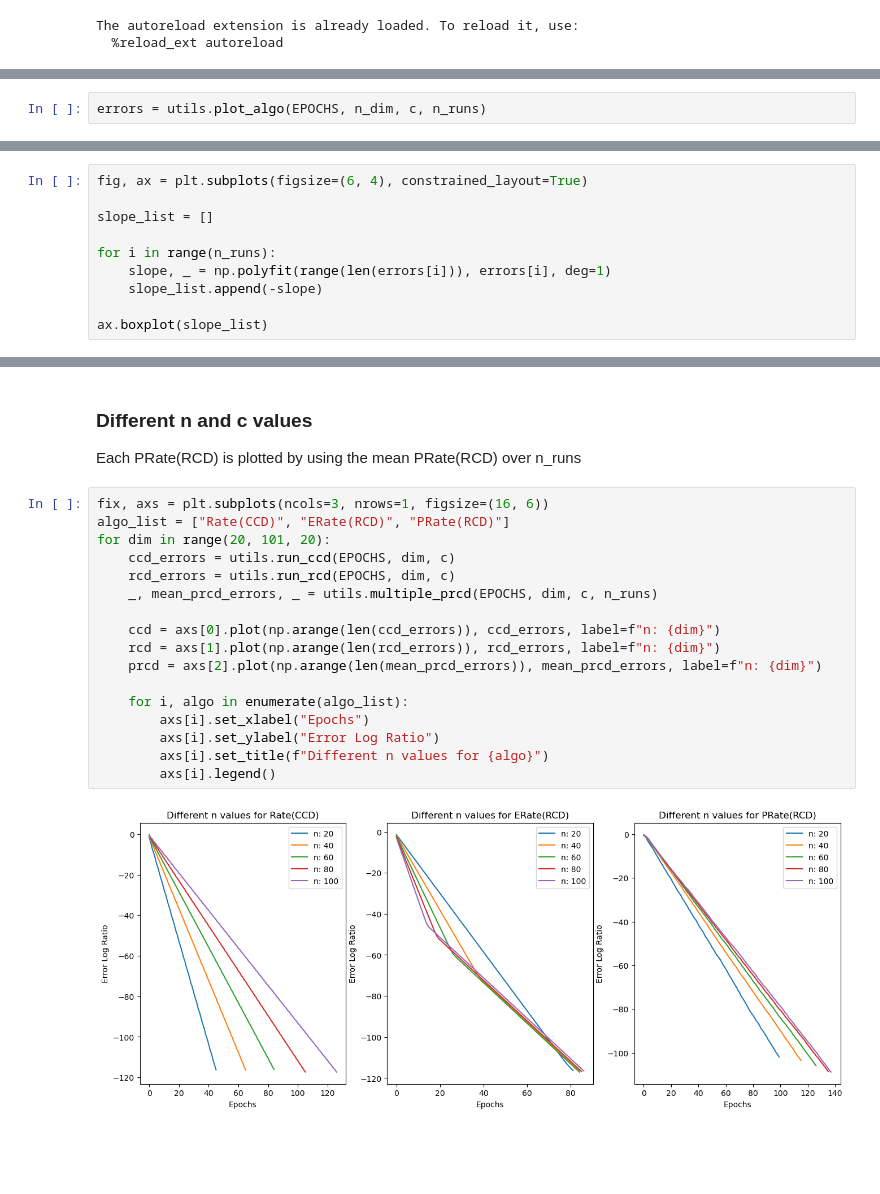
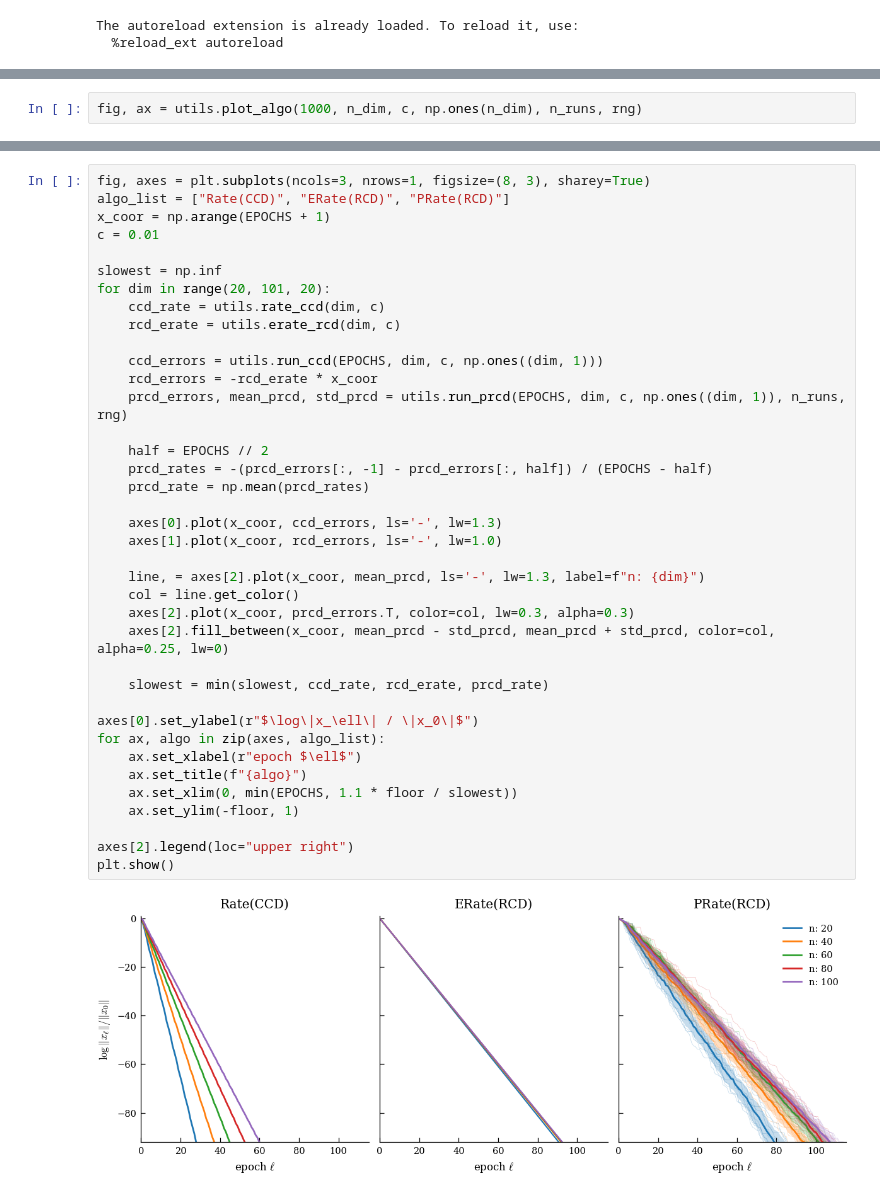
Before and after one commit to pinto2501/coordinate_descent, a Jupyter notebook: cbcd.ipynb, the cells around one changed output, grey strips where cells are left out. Drawn from its saved outputs; the diff is of its cells as text; blank space fills up the shorter version.

```diff
--- a/cbcd.ipynb
+++ b/cbcd.ipynb
@@ -21,3 +24,3 @@ n_runs = 50
 # %%
-errors = utils.plot_algo(EPOCHS, n_dim, c, n_runs)
+fig, ax = utils.plot_algo(1000, n_dim, c, np.ones(n_dim), n_runs, rng)
 # %% [output]
@@ -25,10 +27,0 @@ errors = utils.plot_algo(EPOCHS, n_dim, c, n_runs)
-# %%
-fig, ax = plt.subplots(figsize=(6, 4), constrained_layout=True)
-
-slope_list = []
-
-for i in range(n_runs):
-    slope, _ = np.polyfit(range(len(errors[i])), errors[i], deg=1)
-    slope_list.append(-slope)
-
-ax.boxplot(slope_list)
@@ -45,23 +28,41 @@ ax.boxplot(slope_list)
-# %% [markdown]
-### Different n and c values
-Each PRate(RCD) is plotted by using the mean PRate(RCD) over n_runs
 # %%
-fix, axs = plt.subplots(ncols=3, nrows=1, figsize=(16, 6))
+fig, axes = plt.subplots(ncols=3, nrows=1, figsize=(8, 3), sharey=True)
 algo_list = ["Rate(CCD)", "ERate(RCD)", "PRate(RCD)"]
+x_coor = np.arange(EPOCHS + 1)
+c = 0.01
+
+slowest = np.inf
 for dim in range(20, 101, 20):
-    ccd_errors = utils.run_ccd(EPOCHS, dim, c)
-    rcd_errors = utils.run_rcd(EPOCHS, dim, c)
-    _, mean_prcd_errors, _ = utils.multiple_prcd(EPOCHS, dim, c, n_runs)
+    ccd_rate = utils.rate_ccd(dim, c)
+    rcd_erate = utils.erate_rcd(dim, c)
 
-    ccd = axs[0].plot(np.arange(len(ccd_errors)), ccd_errors, label=f"n: {dim}")
-    rcd = axs[1].plot(np.arange(len(rcd_errors)), rcd_errors, label=f"n: {dim}")
-    prcd = axs[2].plot(np.arange(len(mean_prcd_errors)), mean_prcd_errors, label=f"n: {dim}")
+    ccd_errors = utils.run_ccd(EPOCHS, dim, c, np.ones((dim, 1)))
+    rcd_errors = -rcd_erate * x_coor
+    prcd_errors, mean_prcd, std_prcd = utils.run_prcd(EPOCHS, dim, c, np.ones((dim, 1)), n_runs, rng)
 
-    for i, algo in enumerate(algo_list):
-        axs[i].set_xlabel("Epochs")
-        axs[i].set_ylabel("Error Log Ratio")
-        axs[i].set_title(f"Different n values for {algo}")
-        axs[i].legend()
+    half = EPOCHS // 2
+    prcd_rates = -(prcd_errors[:, -1] - prcd_errors[:, half]) / (EPOCHS - half)
+    prcd_rate = np.mean(prcd_rates)
+
+    axes[0].plot(x_coor, ccd_errors, ls='-', lw=1.3)
+    axes[1].plot(x_coor, rcd_errors, ls='-', lw=1.0)
+
+    line, = axes[2].plot(x_coor, mean_prcd, ls='-', lw=1.3, label=f"n: {dim}")
+    col = line.get_color()
+    axes[2].plot(x_coor, prcd_errors.T, color=col, lw=0.3, alpha=0.3)
+    axes[2].fill_between(x_coor, mean_prcd - std_prcd, mean_prcd + std_prcd, color=col, alpha=0.25, lw=0)
+
+    slowest = min(slowest, ccd_rate, rcd_erate, prcd_rate)
+
+axes[0].set_ylabel(r"$\log\|x_\ell\| / \|x_0\|$")
+for ax, algo in zip(axes, algo_list):
+    ax.set_xlabel(r"epoch $\ell$")
+    ax.set_title(f"{algo}")
+    ax.set_xlim(0, min(EPOCHS, 1.1 * floor / slowest))
+    ax.set_ylim(-floor, 1)
+
+axes[2].legend(loc="upper right")
+plt.show()
 # %% [output]
-[figure, old version]
+[figure, new version]
 # %%
```
Also changed, not shown: parts of 12 cells of this notebook, 20 other files.
